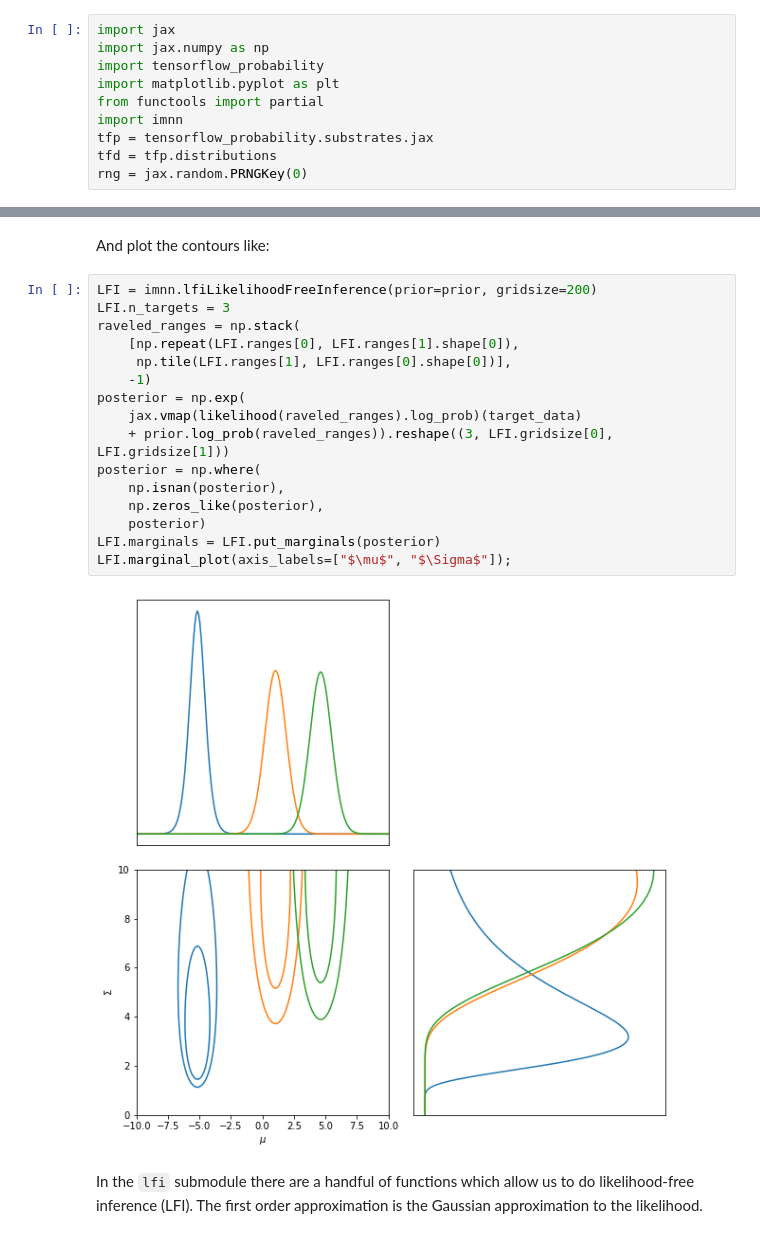
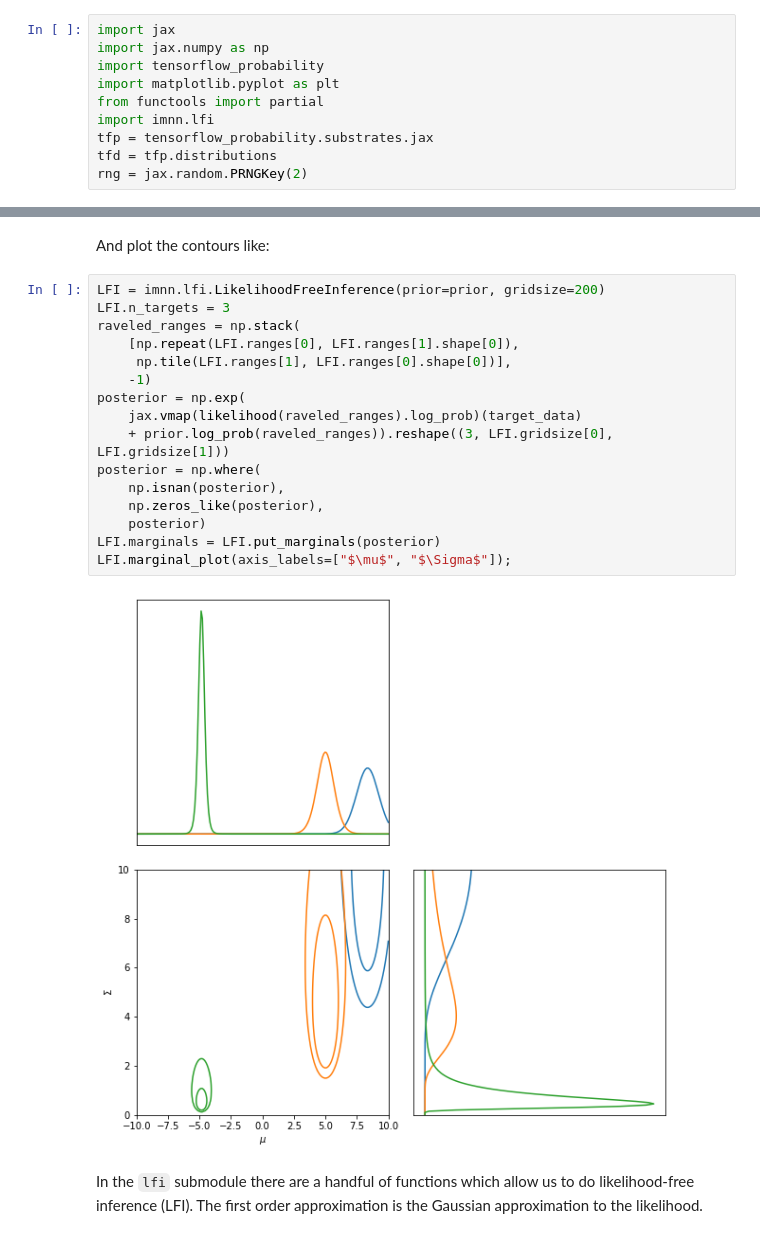
Before and after one commit to tomcharnock/IMNN, a Jupyter notebook: examples/lfi/mean_and_variance.ipynb, the cells around one changed output, grey strips where cells are left out. Drawn from its saved outputs; the diff is of its cells as text.

```diff
--- a/examples/lfi/mean_and_variance.ipynb
+++ b/examples/lfi/mean_and_variance.ipynb
@@ -9,8 +9,8 @@ import jax.numpy as np
 import tensorflow_probability
 import matplotlib.pyplot as plt
 from functools import partial
-import imnn
+import imnn.lfi
 tfp = tensorflow_probability.substrates.jax
 tfd = tfp.distributions
-rng = jax.random.PRNGKey(0)
+rng = jax.random.PRNGKey(2)
 # %% [output]
@@ -84,23 +89,23 @@ DeviceArray([-162.34831,  -62.63305, -166.50655], dtype=float32)
 # %% [markdown]
 And plot the contours like:
 # %%
-LFI = imnn.lfiLikelihoodFreeInference(prior=prior, gridsize=200)
+LFI = imnn.lfi.LikelihoodFreeInference(prior=prior, gridsize=200)
 LFI.n_targets = 3
 raveled_ranges = np.stack(
     [np.repeat(LFI.ranges[0], LFI.ranges[1].shape[0]),
      np.tile(LFI.ranges[1], LFI.ranges[0].shape[0])],
     -1)
 posterior = np.exp(
     jax.vmap(likelihood(raveled_ranges).log_prob)(target_data)
     + prior.log_prob(raveled_ranges)).reshape((3, LFI.gridsize[0], LFI.gridsize[1]))
 posterior = np.where(
     np.isnan(posterior),
     np.zeros_like(posterior),
     posterior)
 LFI.marginals = LFI.put_marginals(posterior)
 LFI.marginal_plot(axis_labels=["$\mu$", "$\Sigma$"]);
 # %% [output]
-[figure, old version]
+[figure, new version]
 # %% [markdown]
 In the `lfi` submodule there are a handful of functions which allow us to do likelihood-free inference (LFI). The first order approximation is the Gaussian approximation to the likelihood.
 # %% [markdown]
```
Also changed, not shown: parts of 16 cells of this notebook, 16 other files.
